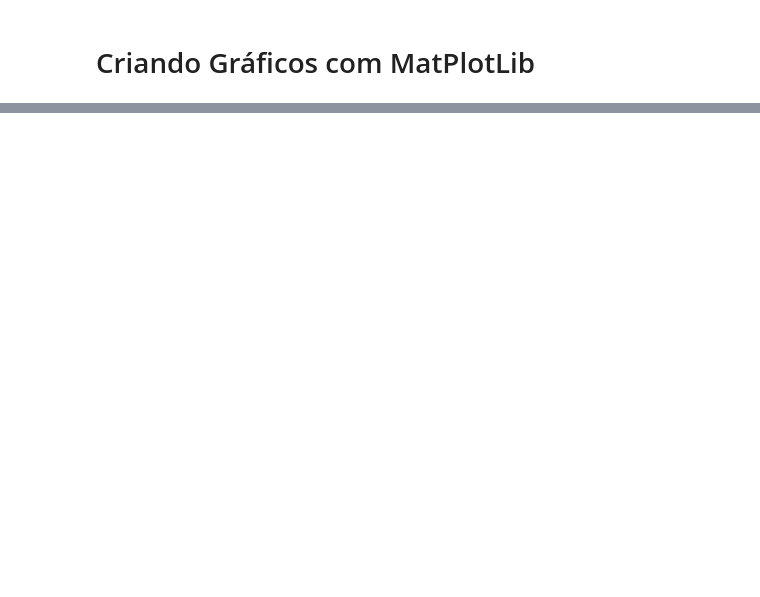
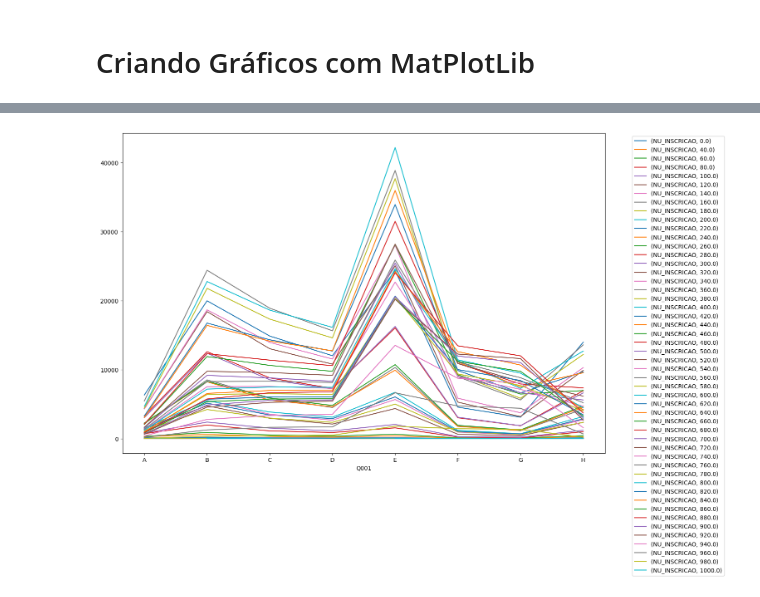
Before and after one commit to Jessesantoz/DadosEnem2022, a Jupyter notebook: Dados_Enem.ipynb, the cells around one changed output, grey strips where cells are left out. Drawn from its saved outputs; the diff is of its cells as text; code cells hidden in the pictures; blank space fills up the shorter version.

```diff
--- a/Dados_Enem.ipynb
+++ b/Dados_Enem.ipynb
@@ -252,0 +260,13 @@ plt.show()
+# %%
+respostas1 = microDados.filter(items=['NU_INSCRICAO','NU_NOTA_REDACAO', 'Q001']).groupby(['Q001', 'NU_NOTA_REDACAO']).count()\
+.sort_values(by='NU_NOTA_REDACAO', ascending=False).unstack()
+
+respostas2 = microDados.filter(items=['NU_INSCRICAO','NU_NOTA_REDACAO', 'Q002']).groupby(['Q002', 'NU_NOTA_REDACAO']).count()\
+.sort_values(by='NU_NOTA_REDACAO', ascending=False)
+# %%
+respostas1.plot()
+plt.legend(bbox_to_anchor=(1.05, 1), loc=0)
+plt.rcParams['figure.figsize'] = (10, 10)
+plt.show()
+# %% [output]
+[figure, added]
```
Also changed, not shown: parts of 17 cells of this notebook.
